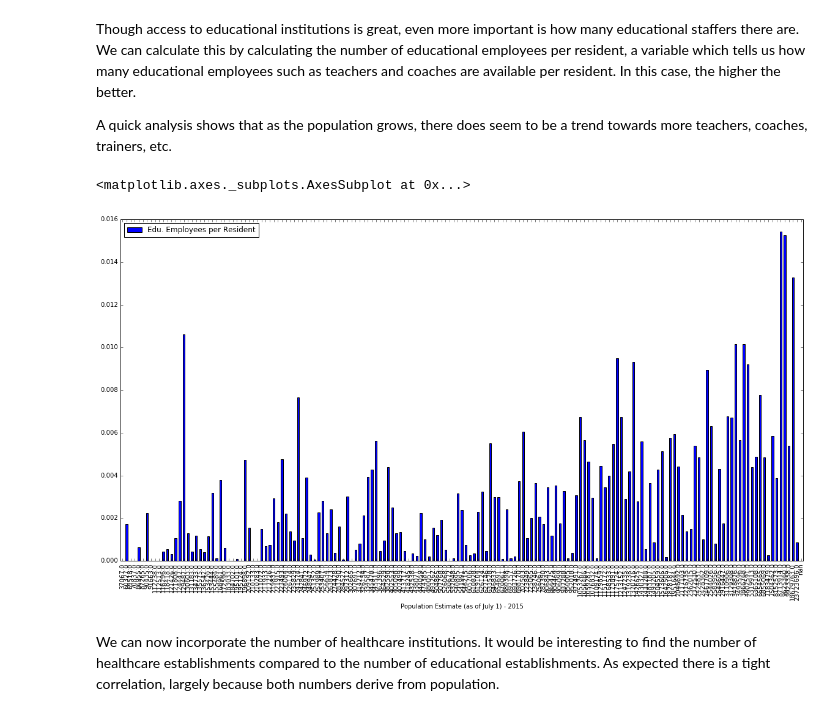
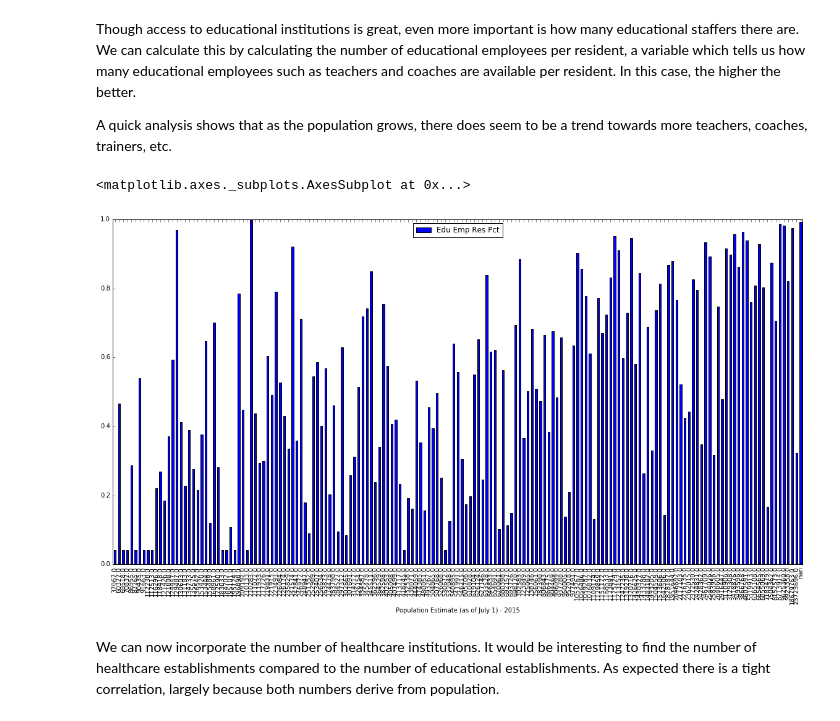
Before and after one commit to jacobjzhang/applied-stats-midterm, a Jupyter notebook: midterm-project.ipynb, the cells around one changed output. Cells and saved outputs as stored; diff of their text form; code cells hidden in the pictures.

```diff
--- a/midterm-project.ipynb
+++ b/midterm-project.ipynb
@@ -175,15 +146,18 @@ A quick analysis shows that as the population grows, there does seem to be a tre
 # %%
 all_edu_est = edu_by_geo[edu_by_geo['Meaning of Type of operation or tax status code'] == 'All establishments']
 edu_receipt_employee = all_edu_est.groupby('Geographic area name').sum().sort_values(by='Receipts/Revenue ($1,000)', ascending=False)
 ere = edu_receipt_employee[['Receipts/Revenue ($1,000)', 'Number of paid employees for pay period including March 12']]
 ere_pop = pandas.concat([ere, latest_pop], axis=1)
 ere_pop['Edu. Employees per Resident'] = ere_pop['Number of paid employees for pay period including March 12'] / ere_pop['Population Estimate (as of July 1) - 2015']
-educators = ere_pop[['Edu. Employees per Resident', 'Population Estimate (as of July 1) - 2015']].sort_values(by='Population Estimate (as of July 1) - 2015')
+ere_pop['Edu Emp Res Pct'] = scipy.stats.rankdata(ere_pop['Edu. Employees per Resident'], "average")/len(ere_pop['Edu. Employees per Resident'])
 
-educators.plot(kind='bar', y='Edu. Employees per Resident', x='Population Estimate (as of July 1) - 2015', figsize=(20, 10))
+# educators = ere_pop[['Edu. Employees per Resident', 'Population Estimate (as of July 1) - 2015']].sort_values(by='Edu. Employees per Resident')
+educators = ere_pop[['Edu Emp Res Pct', 'Population Estimate (as of July 1) - 2015']].sort_values(by='Population Estimate (as of July 1) - 2015')
+
+educators.plot(kind='bar', y='Edu Emp Res Pct', x='Population Estimate (as of July 1) - 2015', figsize=(20, 10))
 # %% [output]
 <matplotlib.axes._subplots.AxesSubplot at 0x...>
-[figure, old version]
+[figure, new version]
 # %% [markdown]
 We can now incorporate the number of healthcare institutions. It would be interesting to find the number of healthcare establishments compared to the number of educational establishments. As expected there is a tight correlation, largely because both numbers derive from population.
 # %%
```
Also changed, not shown: parts of 8 cells of this notebook.
